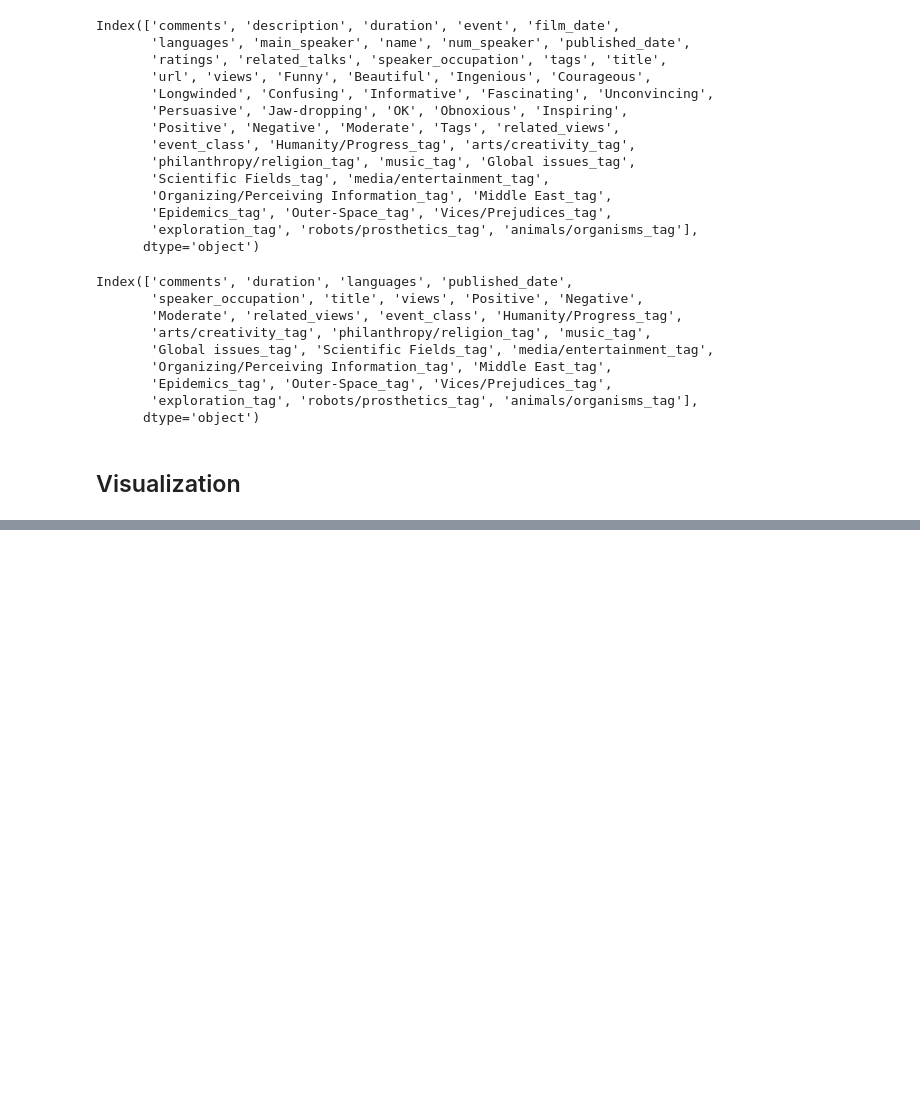
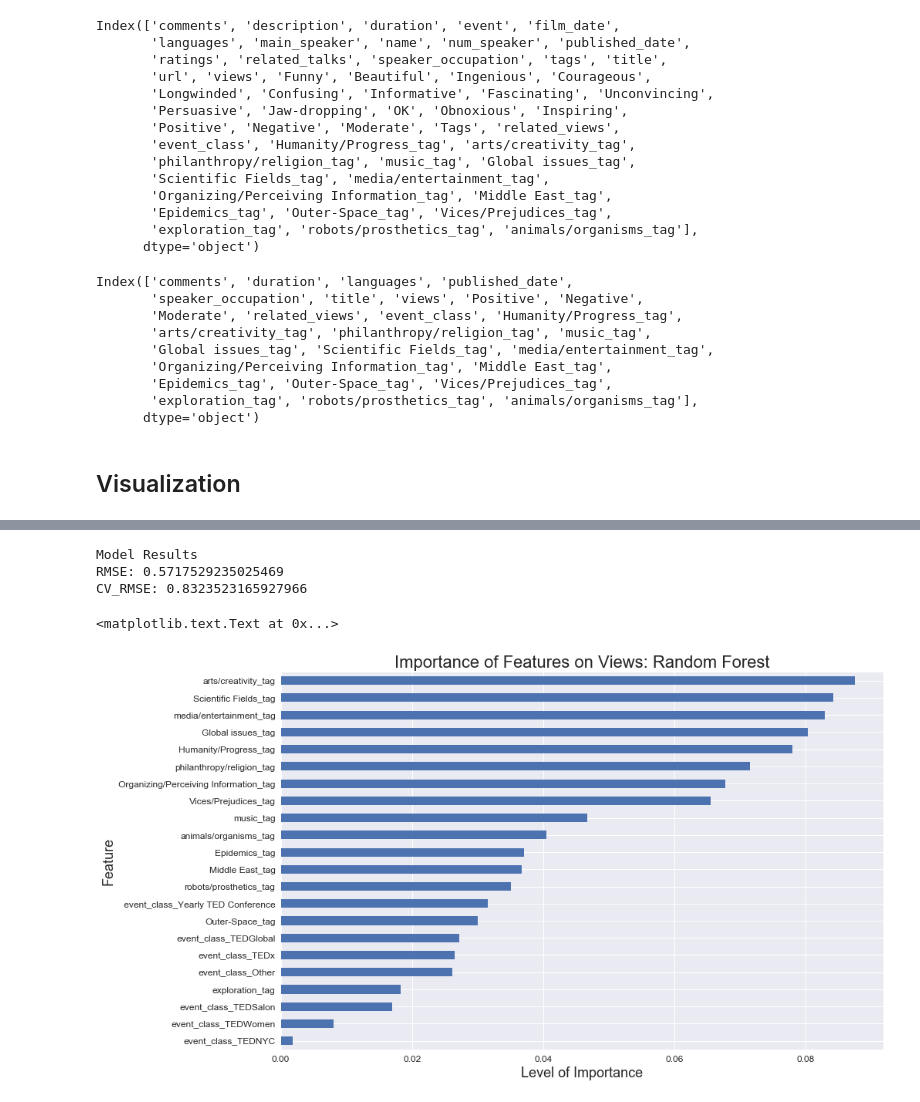
Before and after one commit to TristanMoser/213Project, a Jupyter notebook: Tristan.ipynb, the cells around one changed output, grey strips where cells are left out. Saved outputs shown, nothing was run; the diff lists cells and outputs as text; code cells hidden in the pictures; blank space fills up the shorter version.

```diff
--- a/Tristan.ipynb
+++ b/Tristan.ipynb
@@ -420,0 +552,13 @@ data_final.to_csv("/Users/tristanmoser/files/coding/machine_learning/Project/213
+# %%
+forest = RandomForestRegressor(max_depth = 16,max_features = 14, n_estimators=2000)
+
+X_train, X_test, y_train, y_test, scaled_train, scaled_cv = cross_val(data_final,target_views)
+Model_Prediction(forest)
+plot_coef(forest)
+plt.title("Importance of Features on Views: Random Forest",fontsize=22)
+# %% [output]
+Model Results
+RMSE: 0.5717529235025469
+CV_RMSE: 0.8323523165927966
+<matplotlib.text.Text at 0x...>
+[figure, added]
```
Also changed, not shown: parts of 20 cells of this notebook.
